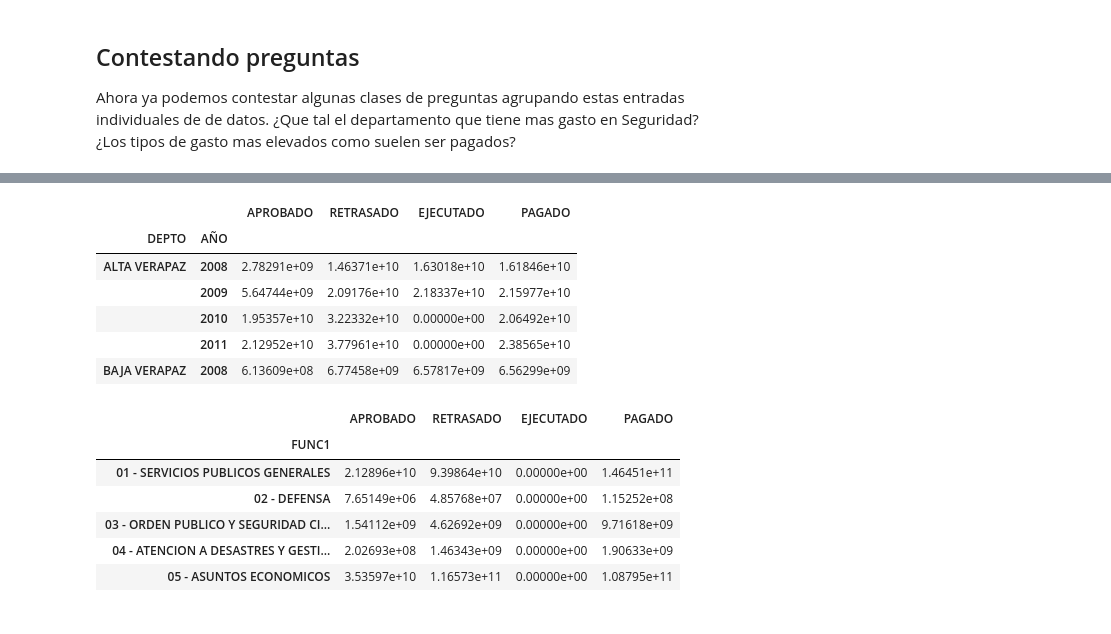
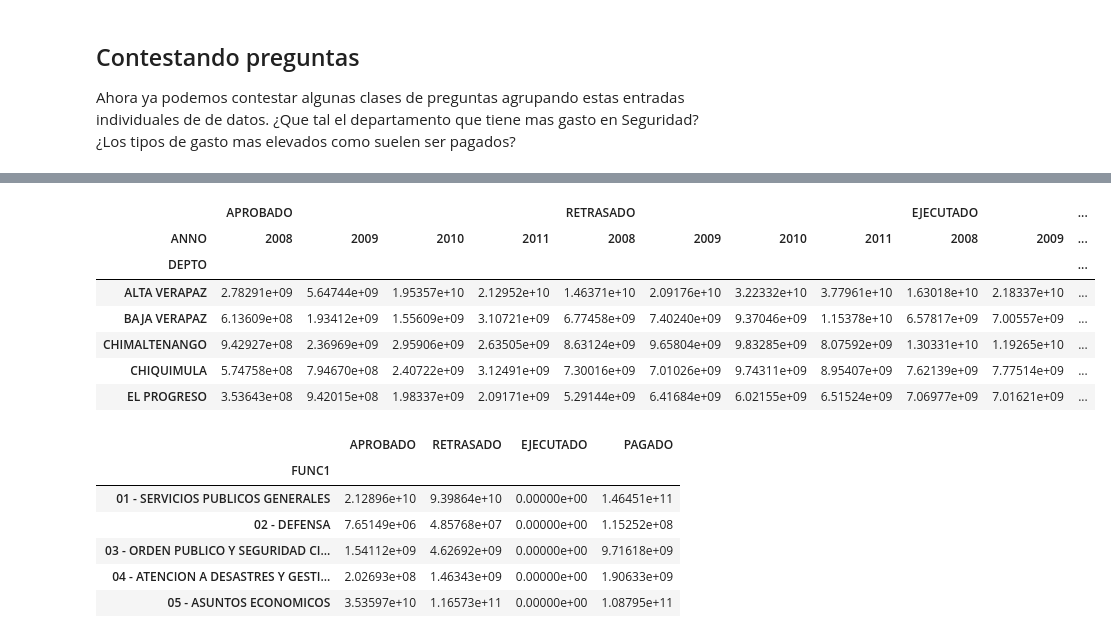
Before and after one commit to tian2992/notebooks_dateros, a Jupyter notebook: Analisis Muni.ipynb, the cells around one changed output, grey strips where cells are left out. Saved outputs shown, nothing was run; the diff lists cells and outputs as text; code cells hidden in the pictures.

```diff
--- a/Analisis Muni.ipynb
+++ b/Analisis Muni.ipynb
@@ -479,14 +461,15 @@ year_grouped.plot()
 # %%
-year_dep_group = mi_muni_d.groupby(["DEPTO","AÑO"]).sum()
+year_dep_group = mi_muni_d.groupby(["DEPTO","ANNO"]).sum()
 # %%
-year_dep_group.head()
+year_dep_group.unstack().head()
 # %% [output]
-|  |  | APROBADO | RETRASADO | EJECUTADO | PAGADO |
-| DEPTO | AÑO |  |  |  |  |
-| ALTA VERAPAZ | 2008 | 2.78291e+09 | 1.46371e+10 | 1.63018e+10 | 1.61846e+10 |
-|  | 2009 | 5.64744e+09 | 2.09176e+10 | 2.18337e+10 | 2.15977e+10 |
-|  | 2010 | 1.95357e+10 | 3.22332e+10 | 0.00000e+00 | 2.06492e+10 |
-|  | 2011 | 2.12952e+10 | 3.77961e+10 | 0.00000e+00 | 2.38565e+10 |
-| BAJA VERAPAZ | 2008 | 6.13609e+08 | 6.77458e+09 | 6.57817e+09 | 6.56299e+09 |
+|  | APROBADO |  |  |  | RETRASADO |  |  |  | EJECUTADO |  | ... |
+| ANNO | 2008 | 2009 | 2010 | 2011 | 2008 | 2009 | 2010 | 2011 | 2008 | 2009 | ... |
+| DEPTO |  |  |  |  |  |  |  |  |  |  | ... |
+| ALTA VERAPAZ | 2.78291e+09 | 5.64744e+09 | 1.95357e+10 | 2.12952e+10 | 1.46371e+10 | 2.09176e+10 | 3.22332e+10 | 3.77961e+10 | 1.63018e+10 | 2.18337e+10 | ... |
+| BAJA VERAPAZ | 6.13609e+08 | 1.93412e+09 | 1.55609e+09 | 3.10721e+09 | 6.77458e+09 | 7.40240e+09 | 9.37046e+09 | 1.15378e+10 | 6.57817e+09 | 7.00557e+09 | ... |
+| CHIMALTENANGO | 9.42927e+08 | 2.36969e+09 | 2.95906e+09 | 2.63505e+09 | 8.63124e+09 | 9.65804e+09 | 9.83285e+09 | 8.07592e+09 | 1.30331e+10 | 1.19265e+10 | ... |
+| CHIQUIMULA | 5.74758e+08 | 7.94670e+08 | 2.40722e+09 | 3.12491e+09 | 7.30016e+09 | 7.01026e+09 | 9.74311e+09 | 8.95407e+09 | 7.62139e+09 | 7.77514e+09 | ... |
+| EL PROGRESO | 3.53643e+08 | 9.42015e+08 | 1.98337e+09 | 2.09171e+09 | 5.29144e+09 | 6.41684e+09 | 6.02155e+09 | 6.51524e+09 | 7.06977e+09 | 7.01621e+09 | ... |
 # %%
 func_p = mi_muni_d.groupby(["FUNC1"]).sum()
```
Also changed, not shown: parts of 26 cells of this notebook.
